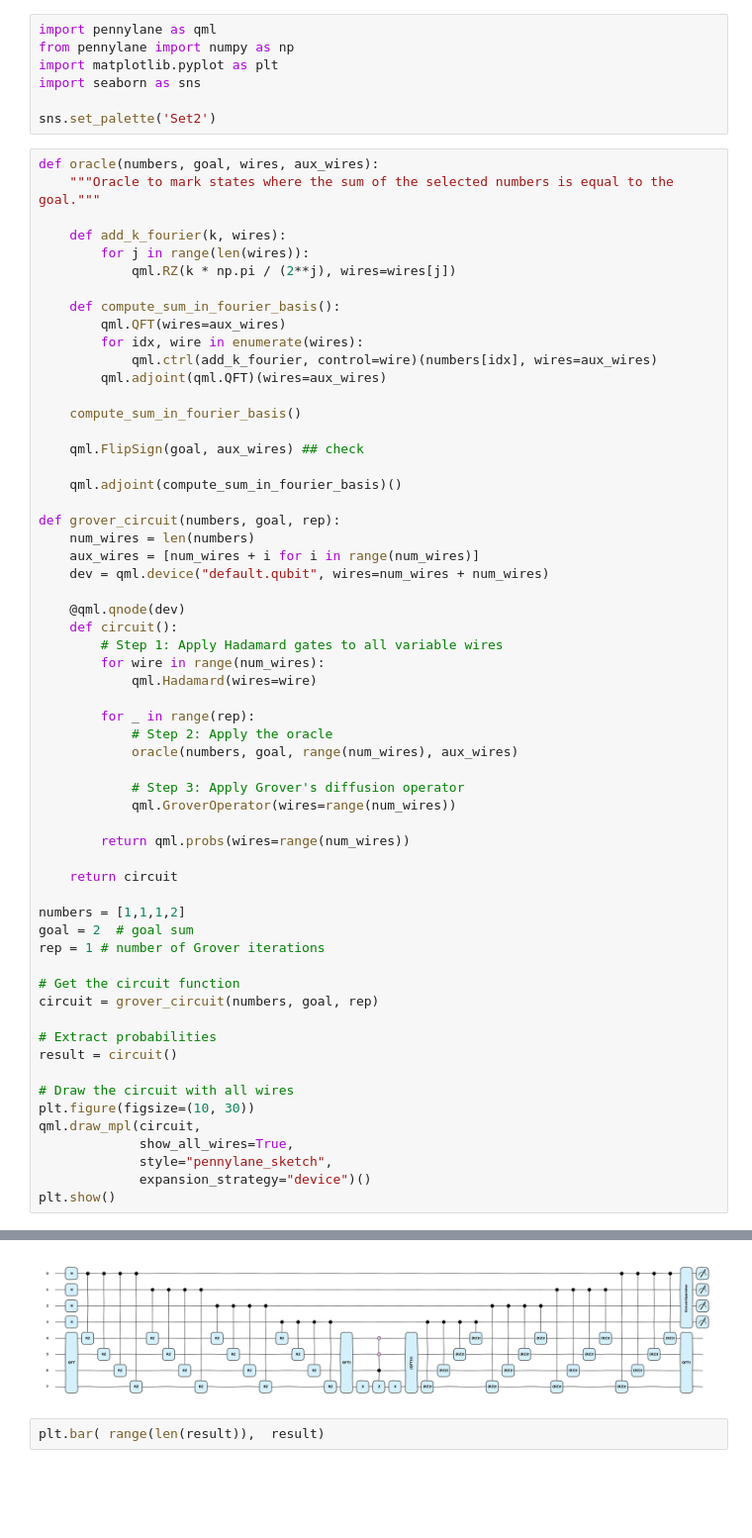
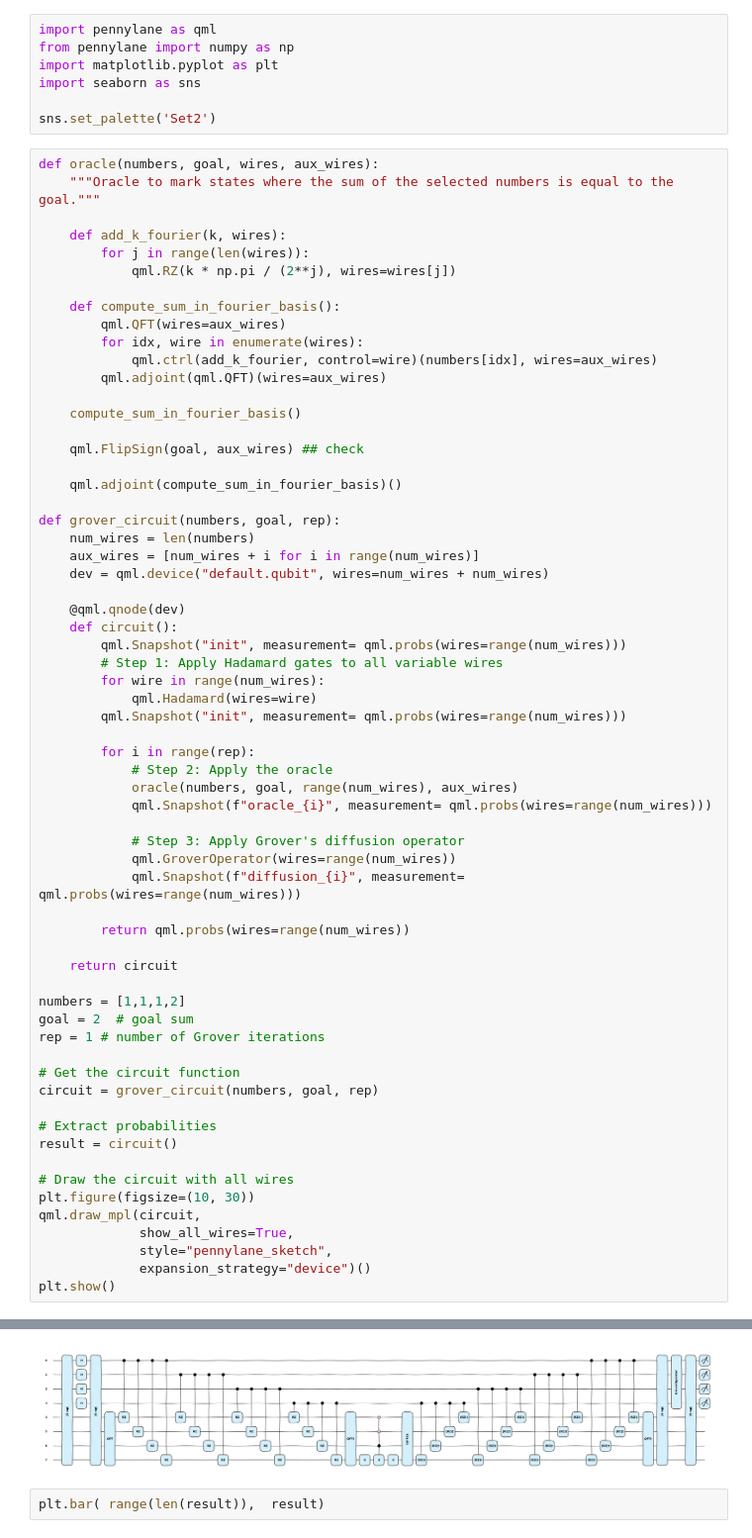
Before and after one commit to arcticronin/quantum_knapsack_pennylane, a Jupyter notebook: main.ipynb, the cells around one changed output, grey strips where cells are left out. Shown at 99% size. Cells and saved outputs as stored; diff of their text form; blank space fills up the shorter version.

Commit message:
snapshots

```diff
--- a/main.ipynb
+++ b/main.ipynb
@@ -32,41 +32,45 @@ def grover_circuit(numbers, goal, rep):
 
     @qml.qnode(dev)
     def circuit():
+        qml.Snapshot("init", measurement= qml.probs(wires=range(num_wires)))
         # Step 1: Apply Hadamard gates to all variable wires
         for wire in range(num_wires):
             qml.Hadamard(wires=wire)
+        qml.Snapshot("init", measurement= qml.probs(wires=range(num_wires)))
 
-        for _ in range(rep):
+        for i in range(rep):
             # Step 2: Apply the oracle
             oracle(numbers, goal, range(num_wires), aux_wires)
+            qml.Snapshot(f"oracle_{i}", measurement= qml.probs(wires=range(num_wires)))
 
             # Step 3: Apply Grover's diffusion operator
             qml.GroverOperator(wires=range(num_wires))
+            qml.Snapshot(f"diffusion_{i}", measurement= qml.probs(wires=range(num_wires)))
 
         return qml.probs(wires=range(num_wires))
 
     return circuit
 
 numbers = [1,1,1,2]
 goal = 2  # goal sum
 rep = 1 # number of Grover iterations
 
 # Get the circuit function
 circuit = grover_circuit(numbers, goal, rep)
 
 # Extract probabilities
 result = circuit()
 
 # Draw the circuit with all wires
 plt.figure(figsize=(10, 30))
 qml.draw_mpl(circuit,
              show_all_wires=True,
              style="pennylane_sketch",
              expansion_strategy="device")()
 plt.show()
 # %% [output]
 <Figure size 1000x3000 with 0 Axes>
-[figure, old version]
+[figure, new version]
 # %%
 plt.bar( range(len(result)),  result)
 # %% [output]
```
Also changed, not shown: parts of 6 cells of this notebook.
